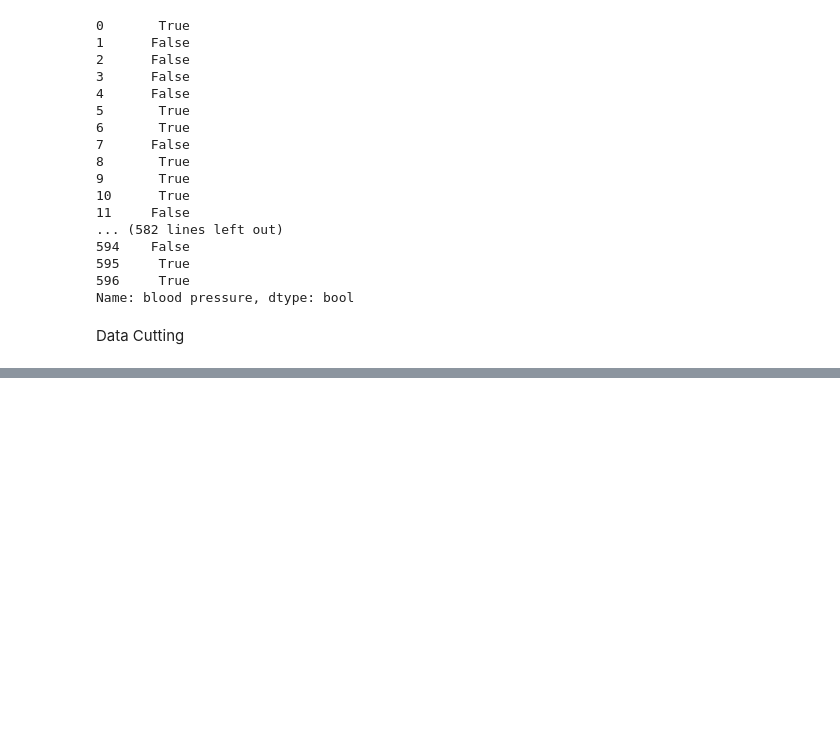
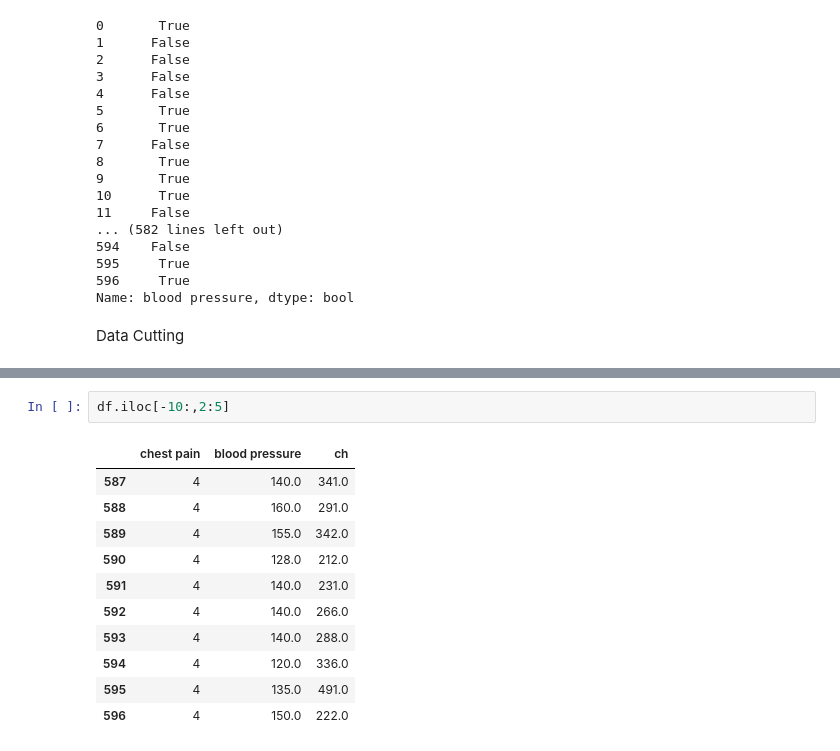
Before and after one commit to majidgolbaz/Heart-Failure-Prediction, a Jupyter notebook: Pre-Processing/preProccessing.ipynb, the cells around one changed output, grey strips where cells are left out. Saved outputs shown, nothing was run; the diff lists cells and outputs as text; blank space fills up the shorter version.

```diff
--- a/Pre-Processing/preProccessing.ipynb
+++ b/Pre-Processing/preProccessing.ipynb
@@ -151,0 +170,14 @@ Data Cutting
+# %%
+df.iloc[-10:,2:5]
+# %% [output]
+|  | chest pain | blood pressure | ch |
+| 587 | 4 | 140.0 | 341.0 |
+| 588 | 4 | 160.0 | 291.0 |
+| 589 | 4 | 155.0 | 342.0 |
+| 590 | 4 | 128.0 | 212.0 |
+| 591 | 4 | 140.0 | 231.0 |
+| 592 | 4 | 140.0 | 266.0 |
+| 593 | 4 | 140.0 | 288.0 |
+| 594 | 4 | 120.0 | 336.0 |
+| 595 | 4 | 135.0 | 491.0 |
+| 596 | 4 | 150.0 | 222.0 |
```
Also changed, not shown: parts of 2 cells of this notebook.
